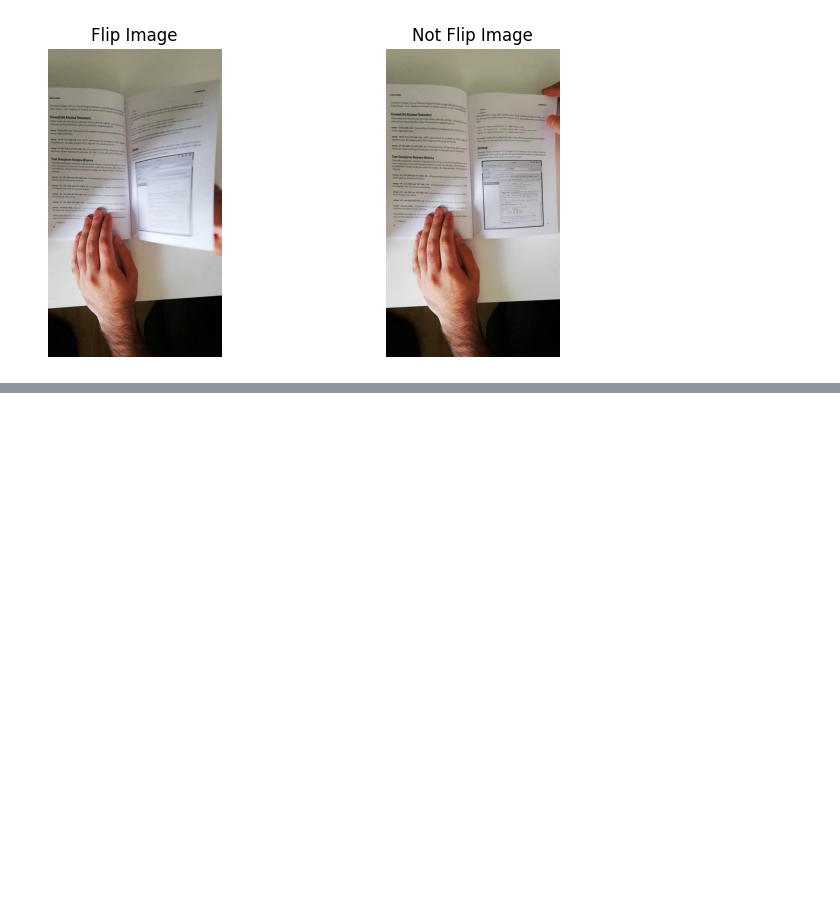
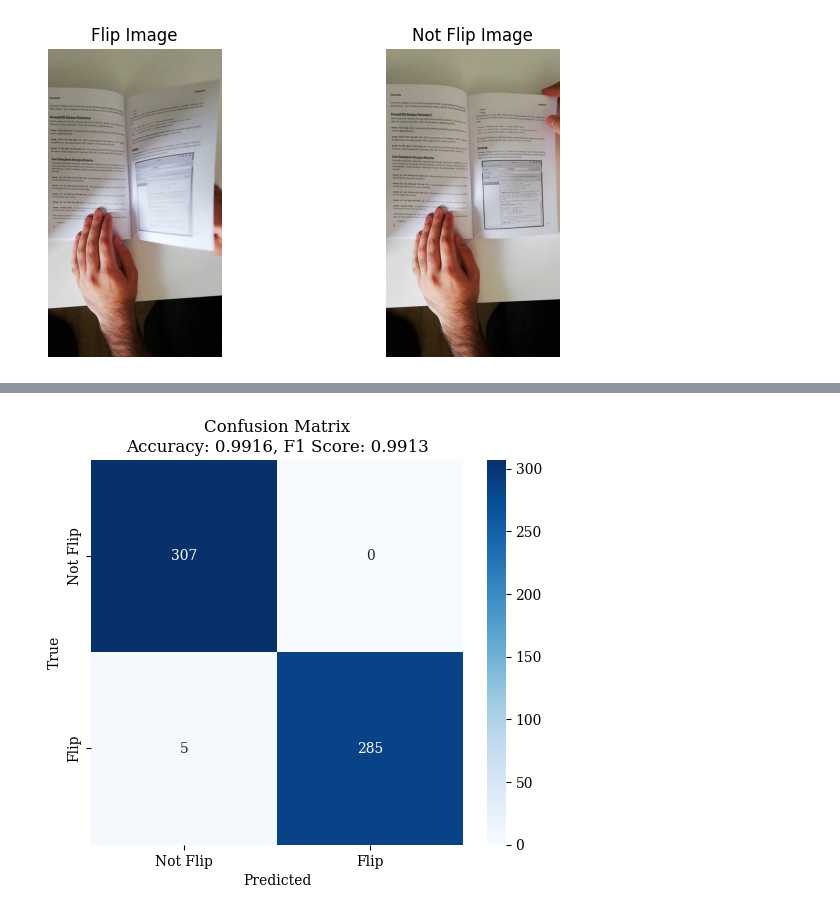
Before and after one commit to SamarpanChakraborty97/ML-Projects, a Jupyter notebook: Project4/monReader_exploration.ipynb, the cells around one changed output, grey strips where cells are left out. Cells and saved outputs as stored; diff of their text form; code cells hidden in the pictures; blank space fills up the shorter version.

```diff
--- a/Project4/monReader_exploration.ipynb
+++ b/Project4/monReader_exploration.ipynb
@@ -275,4 +184,65 @@ model_gap = CNNWithGAP().to(device)
-# %%
-model = CNNWithGAP().to(device)
-criterion = nn.CrossEntropyLoss()
-optimizer = optim.Adam(model.parameters(), lr=0.001)
+# %%
+import os
+from PIL import Image
+from sklearn.metrics import accuracy_score, f1_score, confusion_matrix
+import seaborn as sns
+
+# Load test images and labels
+test_flip_dir = os.path.join('images', 'testing', 'flip')
+test_notflip_dir = os.path.join('images', 'testing', 'notflip')
+
+test_flip_images = []
+for filename in os.listdir(test_flip_dir):
+    if filename.lower().endswith(('.png', '.jpg', '.jpeg', '.bmp', '.gif')):
+        img_path = os.path.join(test_flip_dir, filename)
+        img = Image.open(img_path)
+        test_flip_images.append(img)
+
+test_notflip_images = []
+for filename in os.listdir(test_notflip_dir):
+    if filename.lower().endswith(('.png', '.jpg', '.jpeg', '.bmp', '.gif')):
+        img_path = os.path.join(test_notflip_dir, filename)
+        img = Image.open(img_path)
+        test_notflip_images.append(img)
+
+# Create labeled test dataset
+test_flip_dataset = [(img, 1) for img in test_flip_images]
+test_notflip_dataset = [(img, 0) for img in test_notflip_images]
+test_combined_dataset = test_flip_dataset + test_notflip_dataset
+
+X_test = [img for img, label in test_combined_dataset]
+y_test = [label for img, label in test_combined_dataset]
+
+# Create test dataset and dataloader
+test_dataset = ImageDataset(X_test, y_test, transform=transform)
+test_loader = DataLoader(test_dataset, batch_size=32, shuffle=False)
+
+# Predict labels using trained model
+model.eval()
+all_preds = []
+all_labels = []
+with torch.no_grad():
+    for images, labels in test_loader:
+        images = images.to(device)
+        outputs = model(images)
+        _, preds = torch.max(outputs, 1)
+        all_preds.extend(preds.cpu().numpy())
+        all_labels.extend(labels.cpu().numpy())
+
+# Compute accuracy and F1 score
+acc = accuracy_score(all_labels, all_preds)
+f1 = f1_score(all_labels, all_preds)
+
+# Confusion matrix
+cm = confusion_matrix(all_labels, all_preds)
+
+# Plot confusion matrix
+plt.rcParams["font.family"] = "serif"
+plt.figure(figsize=(6, 5))
+sns.heatmap(cm, annot=True, fmt='d', cmap='Blues', xticklabels=['Not Flip', 'Flip'], yticklabels=['Not Flip', 'Flip'])
+plt.xlabel('Predicted')
+plt.ylabel('True')
+plt.title(f'Confusion Matrix\nAccuracy: {acc:.4f}, F1 Score: {f1:.4f}')
+plt.show()
+# %% [output]
+[figure, added]
```
Also changed, not shown: parts of 10 cells of this notebook.
